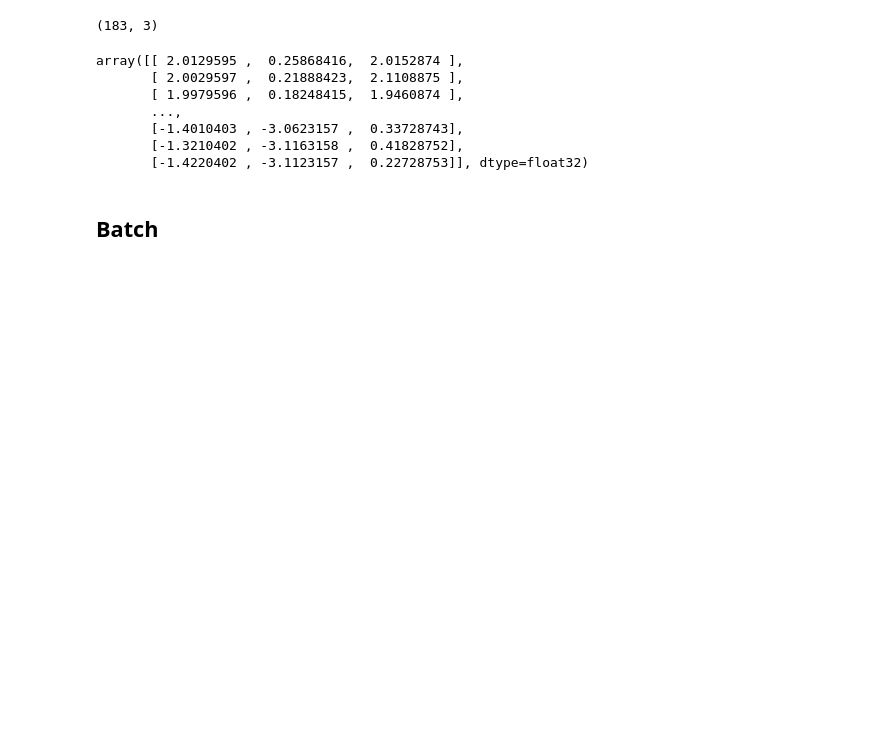
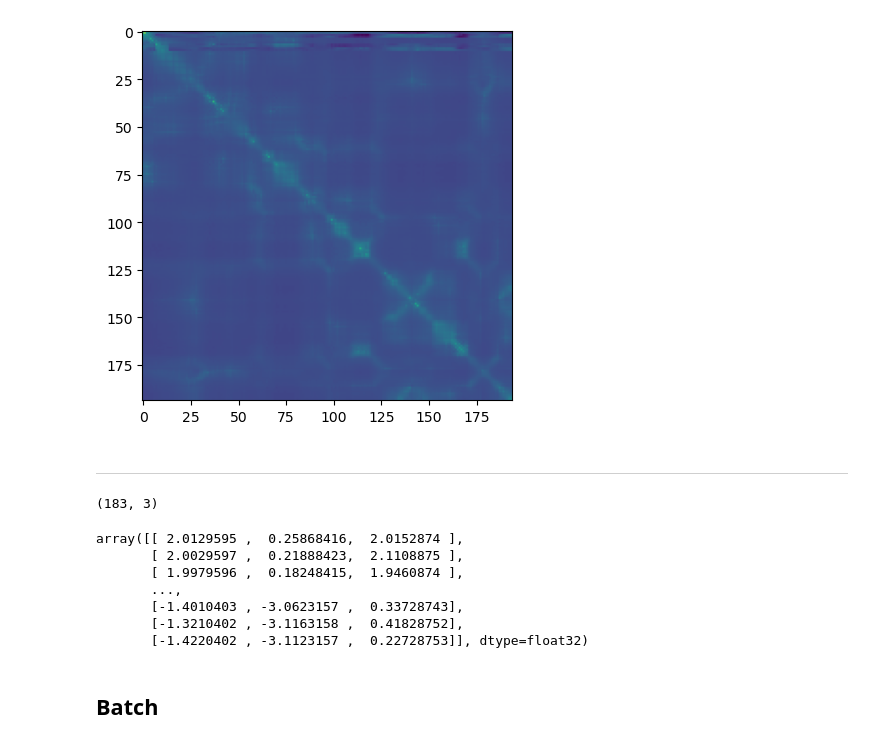
Before and after one commit to flatironinstitute/RocketSHP, a Jupyter notebook: notebooks/2.0_evaluate_model_atlas.ipynb, the cells around one changed output. Drawn from its saved outputs; the diff is of its cells as text; code cells hidden in the pictures; blank space fills up the shorter version.

```diff
--- a/notebooks/2.0_evaluate_model_atlas.ipynb
+++ b/notebooks/2.0_evaluate_model_atlas.ipynb
@@ -185 +187,12 @@ plt.show()
+# %%
+GNM_ROOT = "/mnt/home/ssledzieski/Projects/rocketshp/data/processed/atlas/gaussian_net_models"
+gnm_covar = f"{GNM_ROOT}/{pdb_code[:2]}/{pdb_code}_gnm.npz"
+gnm_data = np.load(gnm_covar)
+gnm_covar = gnm_data["covar"]
+plt.imshow(gnm_covar)
+plt.show()
+# %% [output]
+[figure, added]
+# %% [markdown]
+---
 # %%
```
Also changed, not shown: parts of 12 cells of this notebook, 47 other files.
